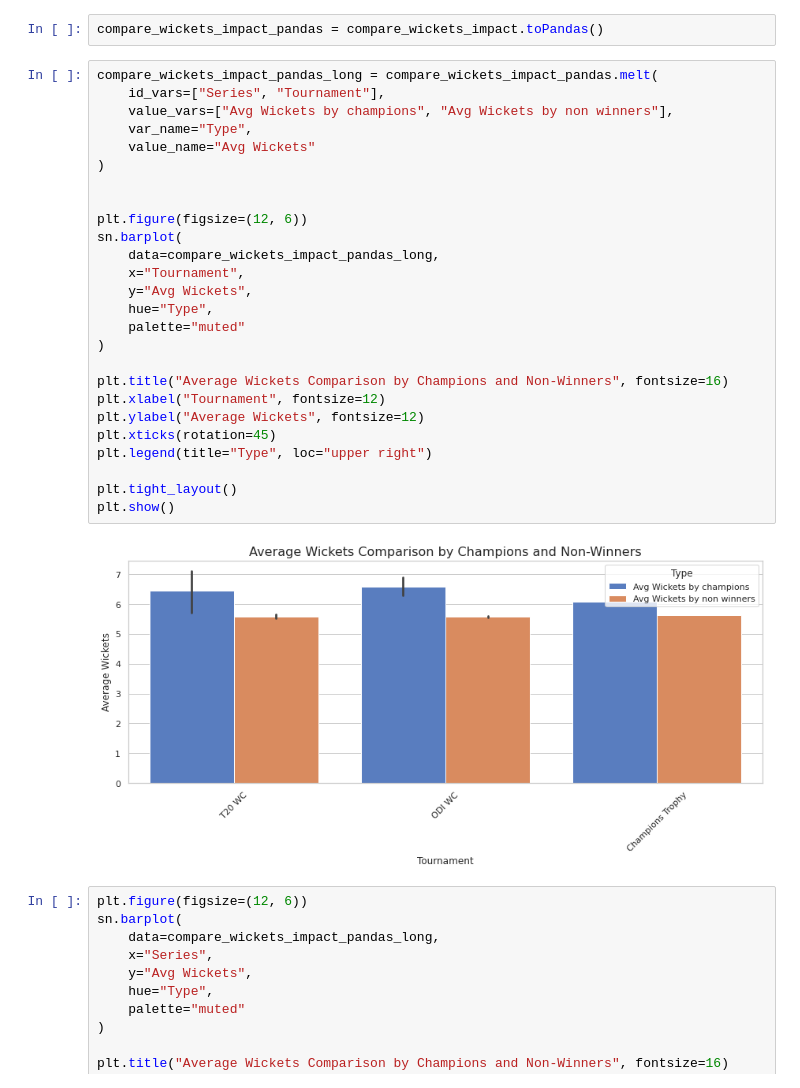
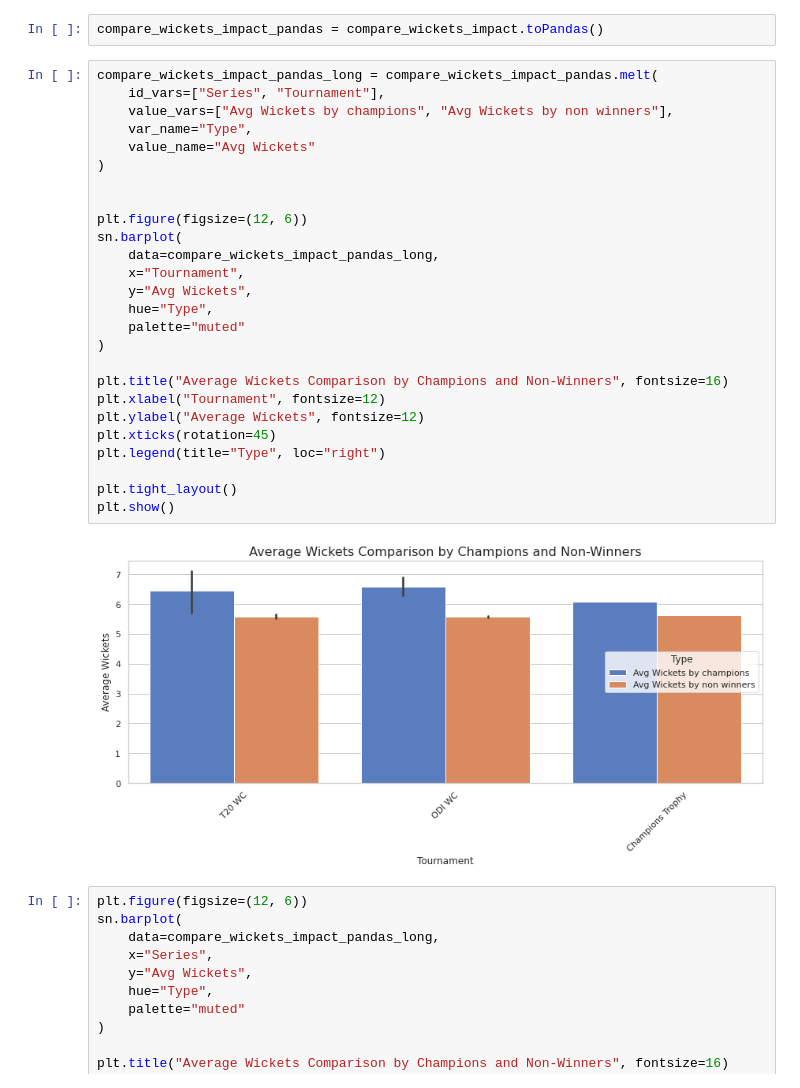
Before and after one commit to aadhityaalagappan/ICC-CT-Analysis, a Jupyter notebook: ICC CT Analysis.ipynb, the cells around one changed output. Drawn from its saved outputs; the diff is of its cells as text.

```diff
--- a/ICC CT Analysis.ipynb
+++ b/ICC CT Analysis.ipynb
@@ -471,31 +484,31 @@ compare_wickets_impact_pandas = compare_wickets_impact.toPandas()
 # %%
 compare_wickets_impact_pandas_long = compare_wickets_impact_pandas.melt(
     id_vars=["Series", "Tournament"],
     value_vars=["Avg Wickets by champions", "Avg Wickets by non winners"],
     var_name="Type",
     value_name="Avg Wickets"
 )
 
 
 plt.figure(figsize=(12, 6))
 sn.barplot(
     data=compare_wickets_impact_pandas_long,
     x="Tournament",
     y="Avg Wickets",
     hue="Type",
     palette="muted"
 )
 
 plt.title("Average Wickets Comparison by Champions and Non-Winners", fontsize=16)
 plt.xlabel("Tournament", fontsize=12)
 plt.ylabel("Average Wickets", fontsize=12)
 plt.xticks(rotation=45)
-plt.legend(title="Type", loc="upper right")
+plt.legend(title="Type", loc="right")
 
 plt.tight_layout()
 plt.show()
 # %% [output]
-[figure, old version]
+[figure, new version]
 # %%
 plt.figure(figsize=(12, 6))
 sn.barplot(
```
Also changed, not shown: parts of 22 cells of this notebook.
